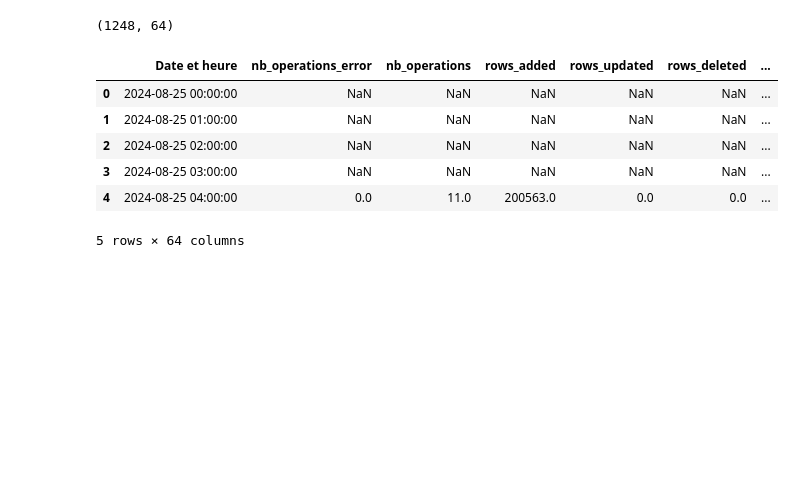
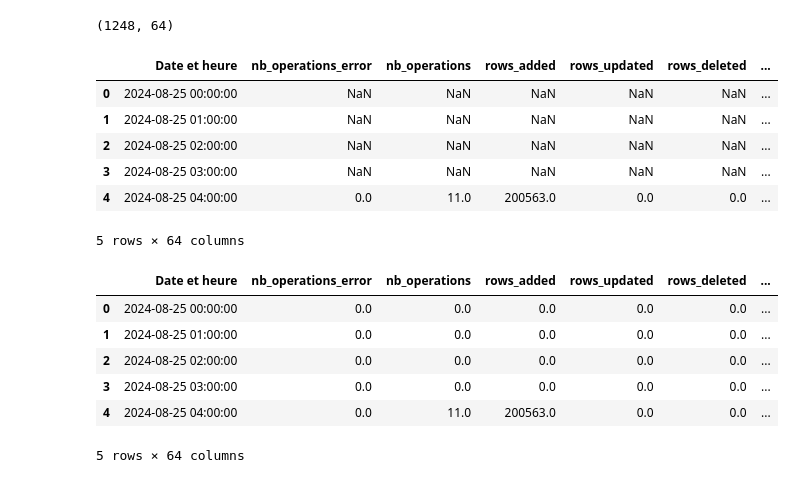
Before and after one commit to AntoineValette/projet_industriel, a Jupyter notebook: notebook/fusion_log-logerror.ipynb, the cells around one changed output. Saved outputs shown, nothing was run; the diff lists cells and outputs as text; code cells hidden in the pictures; blank space fills up the shorter version.

```diff
--- a/notebook/fusion_log-logerror.ipynb
+++ b/notebook/fusion_log-logerror.ipynb
@@ -376,3 +376,13 @@ df_global.head()
 df_global = df_global.fillna(0)
 # %%
 df_global.to_csv("../data/dataset_LogETL_LogServer.csv", index=False, encoding='utf-8')
+# %%
+df_global.head()
+# %% [output]
+|  | Date et heure | nb_operations_error | nb_operations | rows_added | rows_updated | rows_deleted | ... |
+| 0 | 2024-08-25 00:00:00 | 0.0 | 0.0 | 0.0 | 0.0 | 0.0 | ... |
+| 1 | 2024-08-25 01:00:00 | 0.0 | 0.0 | 0.0 | 0.0 | 0.0 | ... |
+| 2 | 2024-08-25 02:00:00 | 0.0 | 0.0 | 0.0 | 0.0 | 0.0 | ... |
+| 3 | 2024-08-25 03:00:00 | 0.0 | 0.0 | 0.0 | 0.0 | 0.0 | ... |
+| 4 | 2024-08-25 04:00:00 | 0.0 | 11.0 | 200563.0 | 0.0 | 0.0 | ... |
+5 rows × 64 columns
```
Also changed, not shown: 1 other file.
